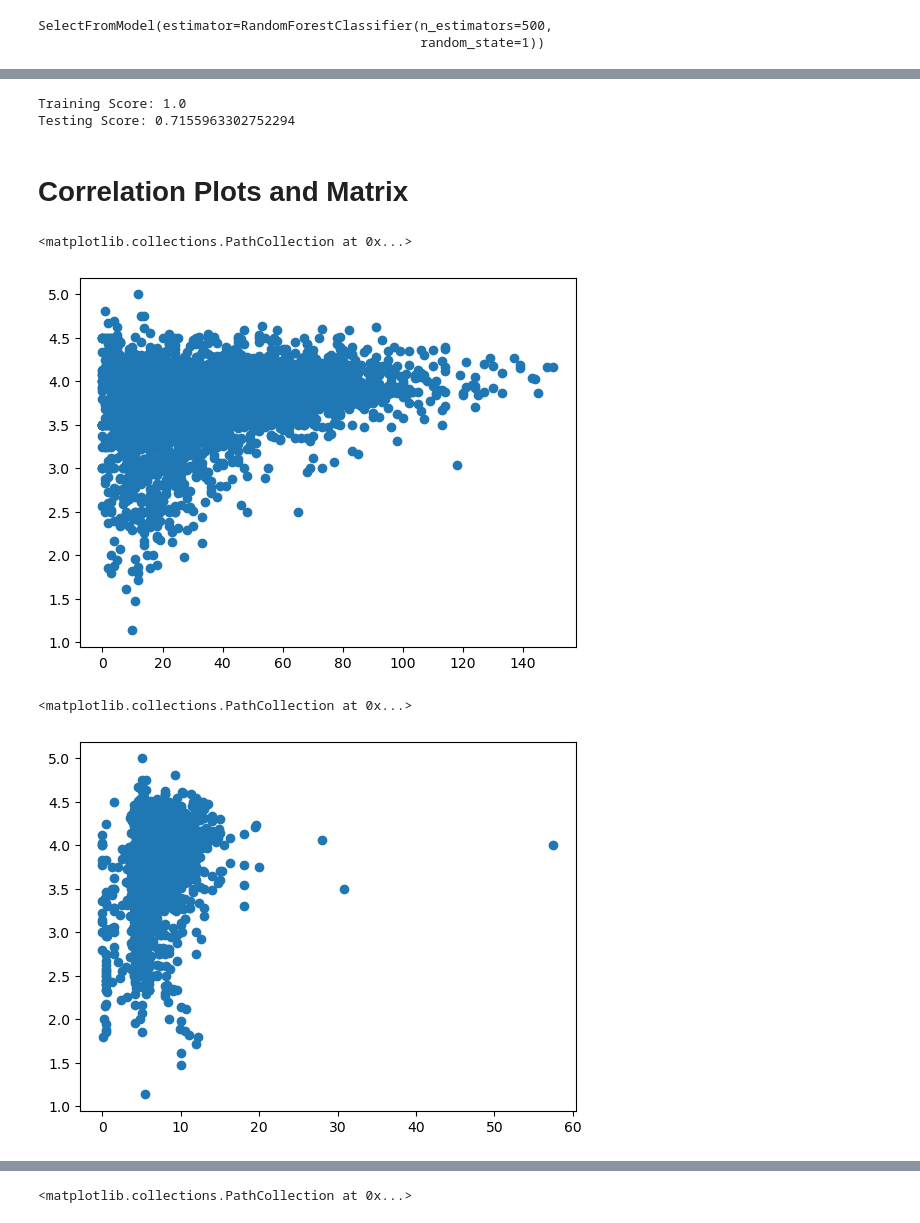
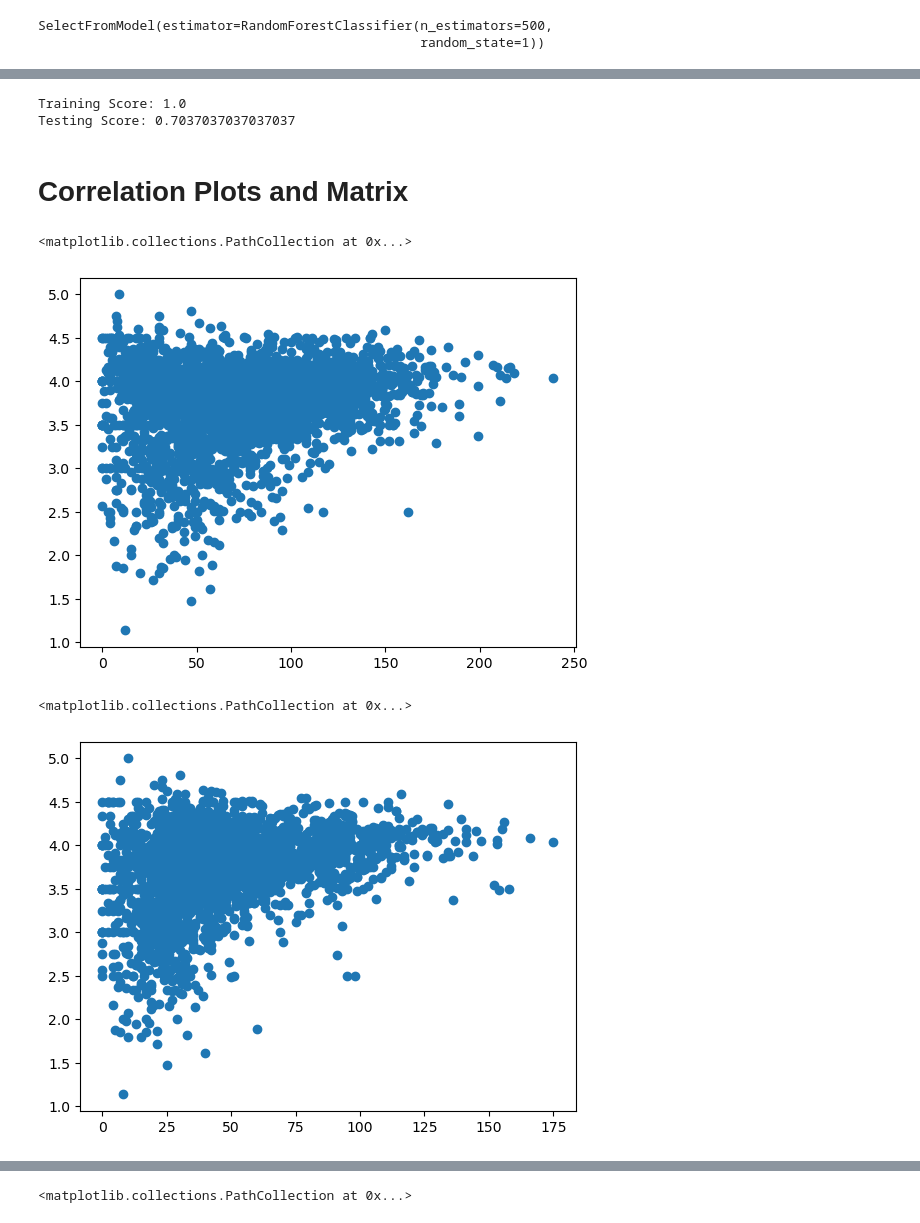
Before and after one commit to sberberian/Beer-Characteristics-Profiling, a Jupyter notebook: Machine_leaning_Beer.ipynb, the cells around one changed output, grey strips where cells are left out. Drawn from its saved outputs; the diff is of its cells as text; code cells hidden in the pictures.

```diff
--- a/Machine_leaning_Beer.ipynb
+++ b/Machine_leaning_Beer.ipynb
@@ -28,7 +28,7 @@ from sklearn.preprocessing import StandardScaler
 # %%
 # Read in the data from CSV instead, due to AWS server shutting down ahead of anticipated costs.
 # Import the beer dataset from csv.
-file = os.path.join("Resources", "clean_test.csv")
+file = os.path.join("Resources", "beer_data_final.csv")
 
 # Read the CSV.
 df = pd.read_csv(file)
@@ -175,23 +216,23 @@ Testing Score: 0.6422018348623854
-# %%
-# Fitting the model and determining the score with random classifier again for comparison
-clf = RandomForestClassifier(random_state=1, n_estimators=500).fit(X_train_scaled, y_train)
-print(f'Training Score: {clf.score(X_train_scaled, y_train)}')
-print(f'Testing Score: {clf.score(X_test_scaled, y_test)}')
-# %% [output]
-Training Score: 1.0
-Testing Score: 0.7155963302752294
-# %% [markdown]
-# Correlation Plots and Matrix
+# %%
+# Fitting the model and determining the score with random classifier again for comparison
+clf = RandomForestClassifier(random_state=1, n_estimators=500).fit(X_train_scaled, y_train)
+print(f'Training Score: {clf.score(X_train_scaled, y_train)}')
+print(f'Testing Score: {clf.score(X_test_scaled, y_test)}')
+# %% [output]
+Training Score: 1.0
+Testing Score: 0.7037037037037037
+# %% [markdown]
+# Correlation Plots and Matrix
 # %%
-# Correlation for Bitter and rating
-plt.scatter(df['bitter'], df['review_overall'])
+# Correlation for malty and rating
+plt.scatter(df['malty'], df['review_overall'])
 # %% [output]
 <matplotlib.collections.PathCollection at 0x...>
-[figure, old version]
+[figure, new version]
 # %%
-# Correlation for ABV and rating
-plt.scatter(df['abv'], df['review_overall'])
+# Correlation for body and rating
+plt.scatter(df['body'], df['review_overall'])
 # %% [output]
 <matplotlib.collections.PathCollection at 0x...>
-[figure, old version]
+[figure, new version]
 # %%
```
Also changed, not shown: parts of 44 cells of this notebook.
